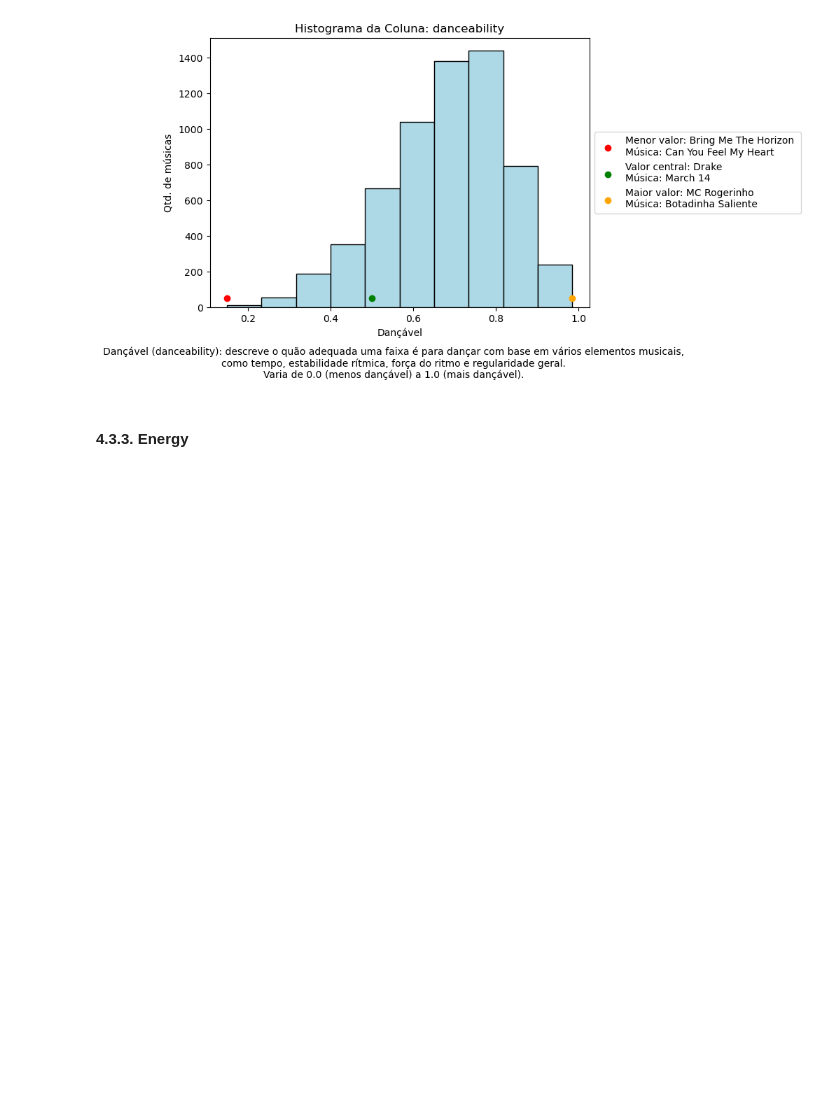
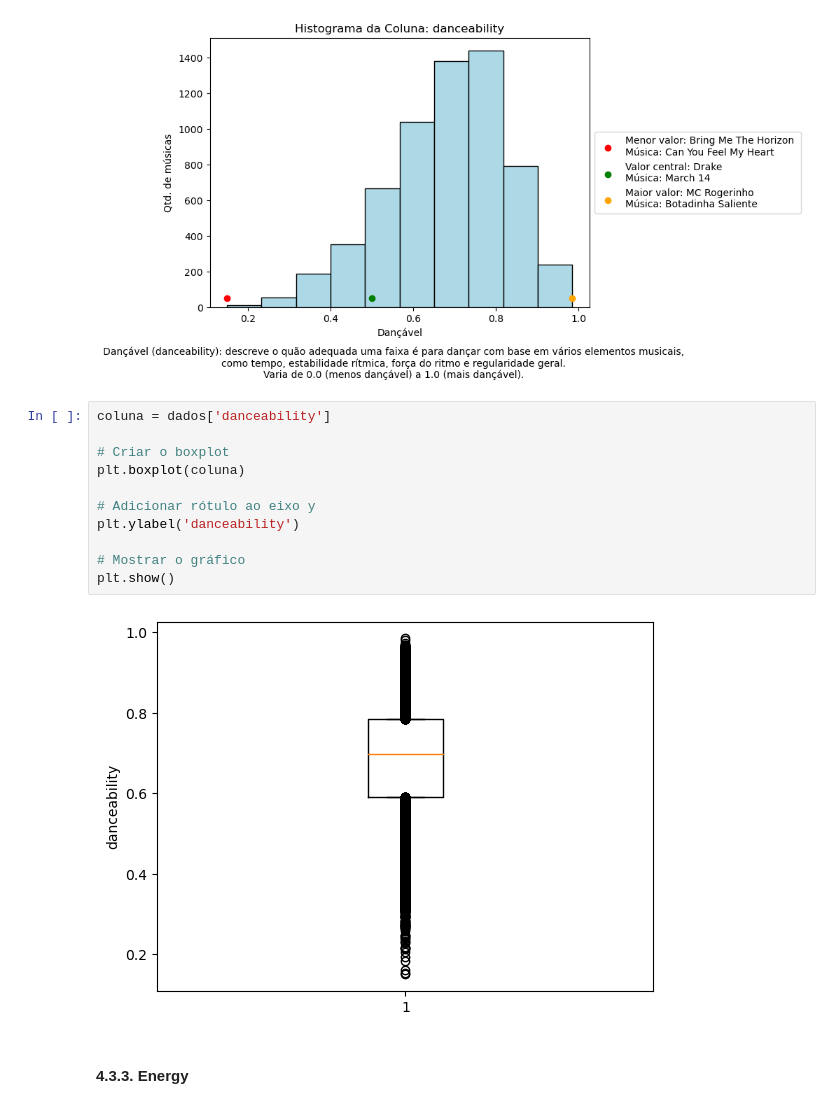
Before and after one commit to EandroC/ExplorandoPrincipaisMusicasDoSpotify, a Jupyter notebook: Analise.ipynb, the cells around one changed output. Drawn from its saved outputs; the diff is of its cells as text; blank space fills up the shorter version.

Commit message:
Adionando um Boxplot

```diff
--- a/Analise.ipynb
+++ b/Analise.ipynb
@@ -612,6 +612,19 @@ plt.legend(loc='center left', bbox_to_anchor=(1, 0.5))
 plt.show()
 # %% [output]
 [figure]
+# %%
+coluna = dados['danceability']
+
+# Criar o boxplot
+plt.boxplot(coluna)
+
+# Adicionar rótulo ao eixo y
+plt.ylabel('danceability')
+
+# Mostrar o gráfico
+plt.show()
+# %% [output]
+[figure, added]
 # %% [markdown]
 #### 4\.3\.3\. Energy
 # %%
```
